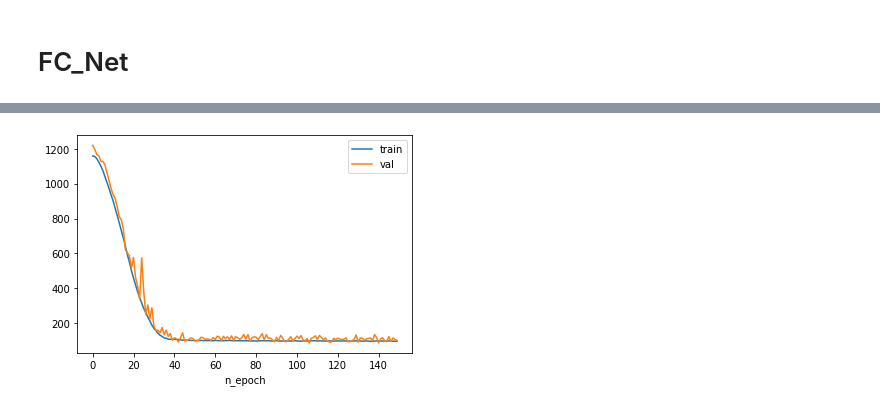
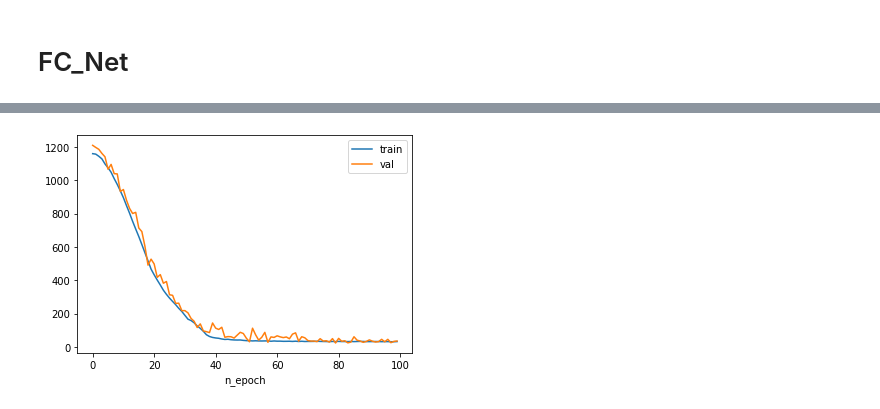
Before and after one commit to wilbertcaine/COMP4211, a Jupyter notebook: Project/Project.ipynb, the cells around one changed output, grey strips where cells are left out. Cells and saved outputs as stored; diff of their text form; code cells hidden in the pictures.

```diff
--- a/Project/Project.ipynb
+++ b/Project/Project.ipynb
@@ -59,18 +156,27 @@ class FC_Net_Dataset(Dataset):
     def __init__(self, split, eval_len=1, csv_dir='dataset/train.csv'):
         """
         Keyword arguments:
-        split -- an integer either 0, 1, or 2 which indicates train, validation, or test
+        split -- an integer either 0, 1, or 2 which indicates train, validation, or test respectively
+        eval_len -- an integer indicating the number of future timestamp to be predicted
         """
         super(FC_Net_Dataset, self).__init__()
         df = pd.read_csv(csv_dir)
+        df['datetime']=pd.to_datetime(df['datetime'])
+        df['week_day']=df['datetime'].dt.dayofweek
+        # df['date']=df['datetime'].dt.day
+        # df['month']=df['datetime'].dt.month
+        df['hour']=df['datetime'].dt.hour
         df = df.drop(columns="datetime")
         data = np.split(df, [int(.7*len(df)), int(.85*len(df))])
         self.data = np.array(data[split])
         self.eval_len = eval_len
 
     def __getitem__(self, idx):
-        idx = np.random.randint(0, len(self.data) - self.eval_len)
-        return self.data[idx][1:], np.reshape(self.data[idx][0], -1)
+        idx = np.random.randint(1, len(self.data)-1 - self.eval_len)
+        prev_nat_demand = np.reshape(self.data[idx-1][0], -1)
+        curr_feat = np.concatenate((prev_nat_demand, self.data[idx][1:]))
+        curr_nat_demand = np.reshape(self.data[idx][0], -1)
+        return curr_feat, curr_nat_demand
 
     def __len__(self):
         return len(self.data)
@@ -79,10 +185,10 @@ class FC_Net(nn.Module):
     def __init__(self):
         super(FC_Net, self).__init__()
 
-        self.fc1 = nn.Linear(15, 64)
-        self.fc2 = nn.Linear(64, 64)
-        self.bn1 = nn.BatchNorm1d(64, affine=True)
-        self.fc3 = nn.Linear(64, 8)
+        self.fc1 = nn.Linear(18, 32)
+        self.fc2 = nn.Linear(32, 32)
+        self.bn1 = nn.BatchNorm1d(32, affine=True)
+        self.fc3 = nn.Linear(32, 8)
         self.bn2 = nn.BatchNorm1d(8, affine=True)
         self.fc4 = nn.Linear(8, 1)
         self.relu = nn.ReLU(inplace=True)
@@ -200,7 +218,7 @@ val_set = FC_Net_Dataset(split=1)
 np.random.seed(1)
 fc_net = FC_Net();
 loss_fn = nn.L1Loss()
-batch_size, n_epoch, lr = 32, 150, 1e-3
+batch_size, n_epoch, lr = 32, 100, 1e-3
 train_size, val_size = 365, 365
-train(fc_net, train_set, val_set, test_set, loss_fn, batch_size, lr, n_epoch, train_size, val_size, name='fc_net')
+argmin_loss = train(fc_net, train_set, val_set, loss_fn, batch_size, lr, n_epoch, train_size, name='fc_net')
 # %% [output]
@@ -224,4 +245,4 @@ train(fc_net, train_set, val_set, test_set, loss_fn, batch_size, lr, n_epoch, tr
-[figure, old version]
+[figure, new version]
 # %%
 net = FC_Net()
 test_set = FC_Net_Dataset(split=2)
```
Also changed, not shown: parts of 13 cells of this notebook.
